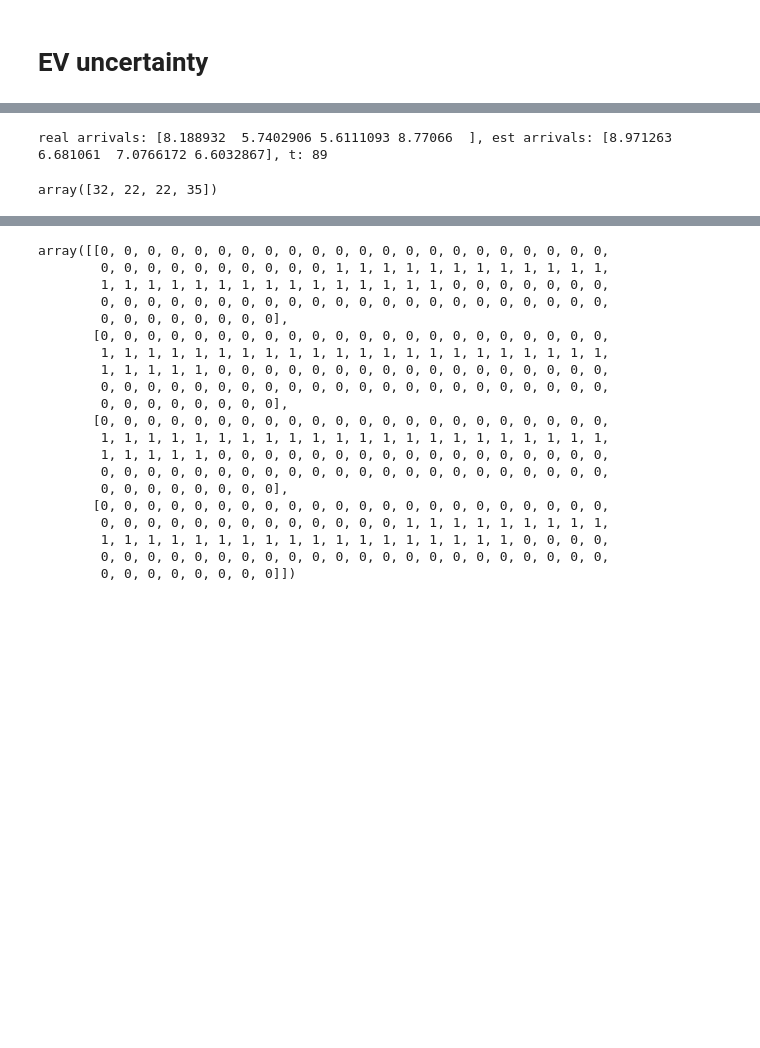
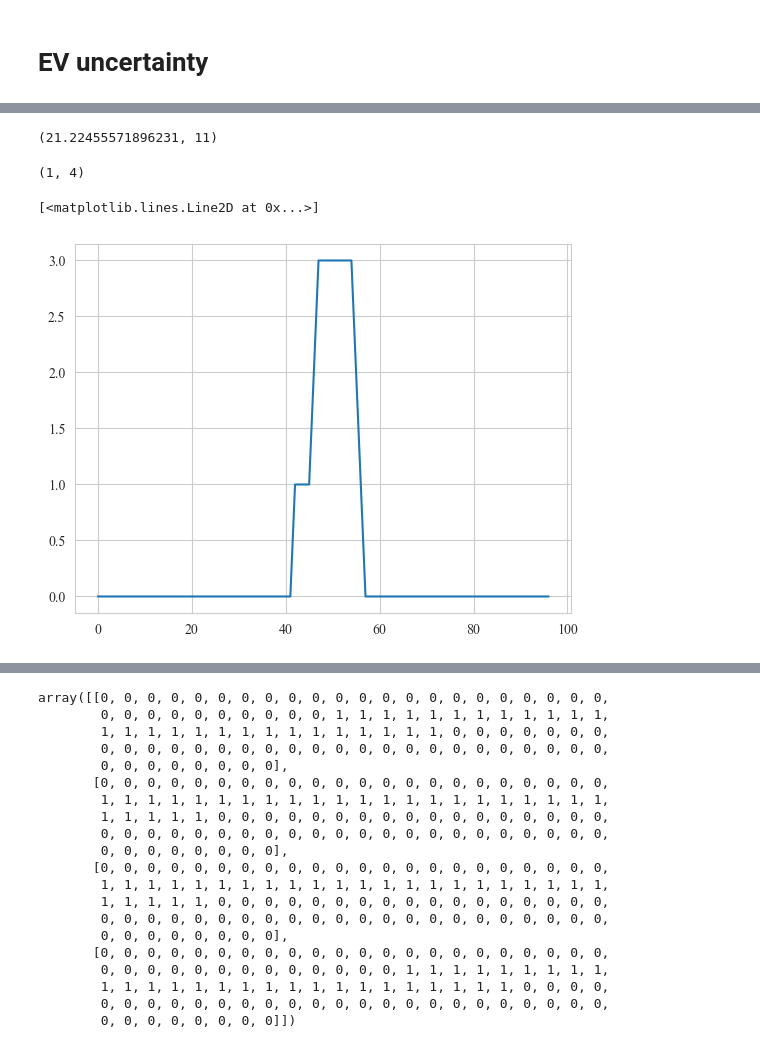
Before and after one commit to ES-Lab/ES-MDN-MPC, a Jupyter notebook: GMM_MPC.ipynb, the cells around one changed output, grey strips where cells are left out. Cells and saved outputs as stored; diff of their text form; code cells hidden in the pictures; blank space fills up the shorter version.

```diff
--- a/GMM_MPC.ipynb
+++ b/GMM_MPC.ipynb
@@ -3106,8 +3233,13 @@ pri
-# %%
-print(f"real arrivals: {real_arrivals}, est arrivals: {est_arrivals}, t: {t}")
-# %% [output]
-real arrivals: [8.188932  5.7402906 5.6111093 8.77066  ], est arrivals: [8.971263  6.681061  7.0766172 6.6032867], t: 89
-# %%
-(real_arrivals*4).astype(int)
-# %% [output]
-array([32, 22, 22, 35])
+# %%
+remaining_demand[0], mpc.p_charger_limit
+# %% [output]
+(21.22455571896231, 11)
+# %%
+(charger_availability_real[1:time_shift+1] - charger_availability[1:time_shift+1]).shape
+# %% [output]
+(1, 4)
+# %%
+plt.plot(np.sum(real_availability-est_availability, axis=1))
+# %% [output]
+[<matplotlib.lines.Line2D at 0x...>]
+[figure, added]
```
Also changed, not shown: parts of 75 cells of this notebook.
